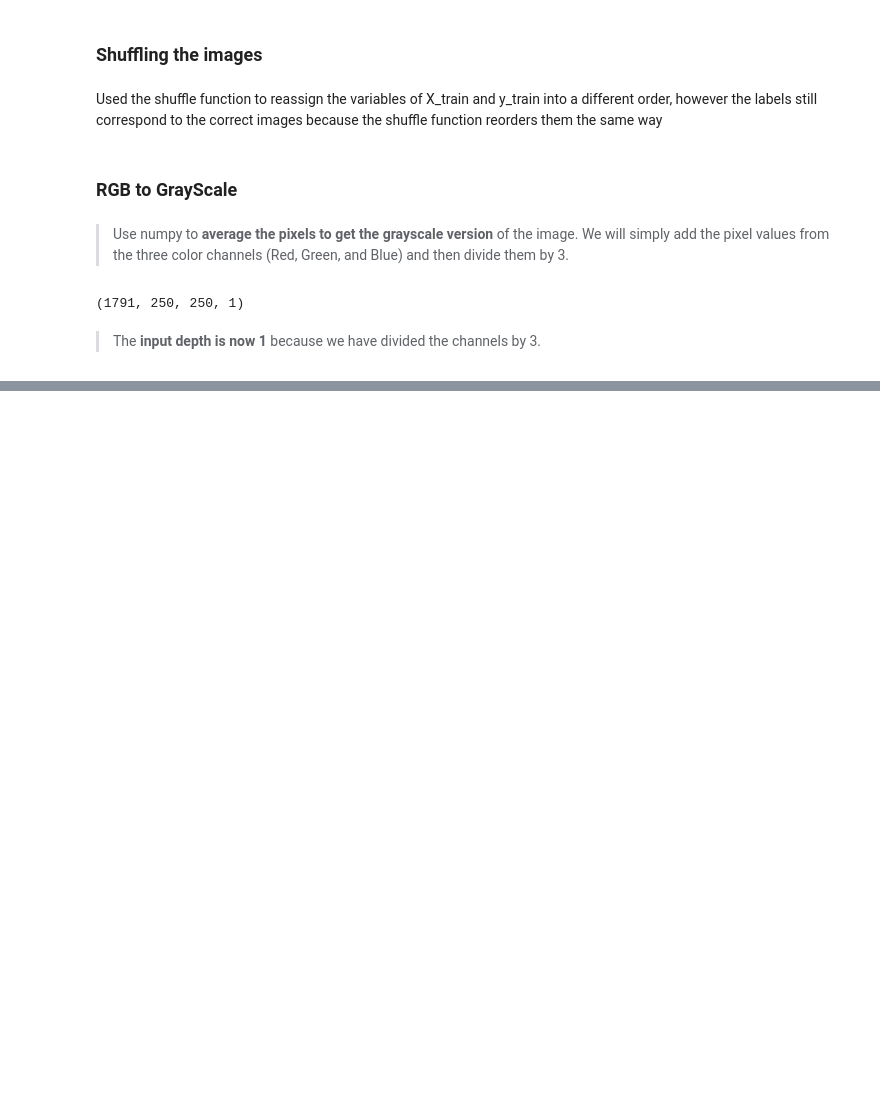
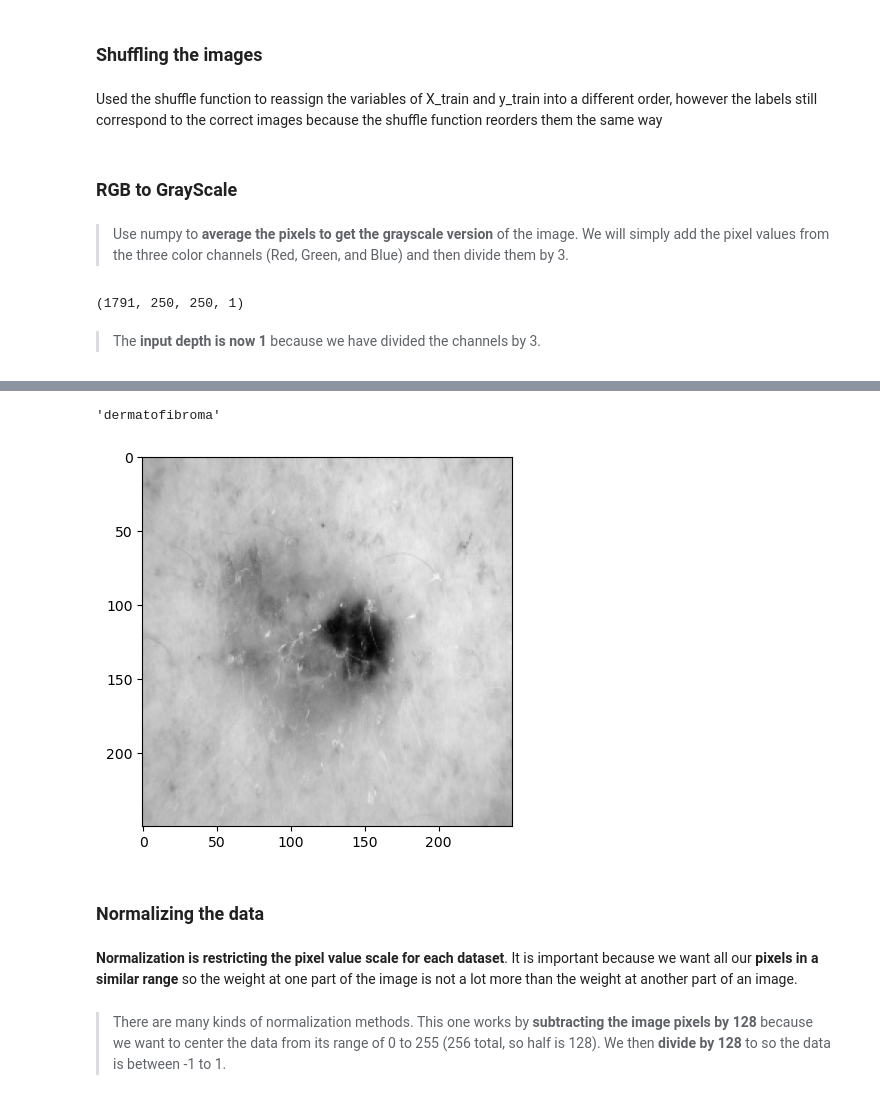
Before and after one commit to redayzarra/ml-skincancer-project, a Jupyter notebook: Skin_ Cancer_Classification.ipynb, the cells around one changed output, grey strips where cells are left out. Cells and saved outputs as stored; diff of their text form; code cells hidden in the pictures; blank space fills up the shorter version.

```diff
--- a/Skin_ Cancer_Classification.ipynb
+++ b/Skin_ Cancer_Classification.ipynb
@@ -216,0 +224,10 @@ plt.imshow(X_test_gray[i].squeeze(), cmap = 'gray')
+# %%
+plt.imshow(X_valid_gray[i].squeeze(), cmap = 'gray')
+y_valid[i]
+# %% [output]
+'dermatofibroma'
+[figure, added]
+# %% [markdown]
+### Normalizing the data
+# %% [markdown]
+**Normalization is restricting the pixel value scale for each dataset**. It is important because we want all our **pixels in a similar range** so the weight at one part of the image is not a lot more than the weight at another part of an image.
@@ -216,0 +236,2 @@ plt.imshow(X_test_gray[i].squeeze(), cmap = 'gray')
+# %% [markdown]
+> There are many kinds of normalization methods. This one works by **subtracting the image pixels by 128** because we want to center the data from its range of 0 to 255 (256 total, so half is 128). We then **divide by 128** to so the data is between -1 to 1.
```
Also changed, not shown: parts of 21 cells of this notebook.
